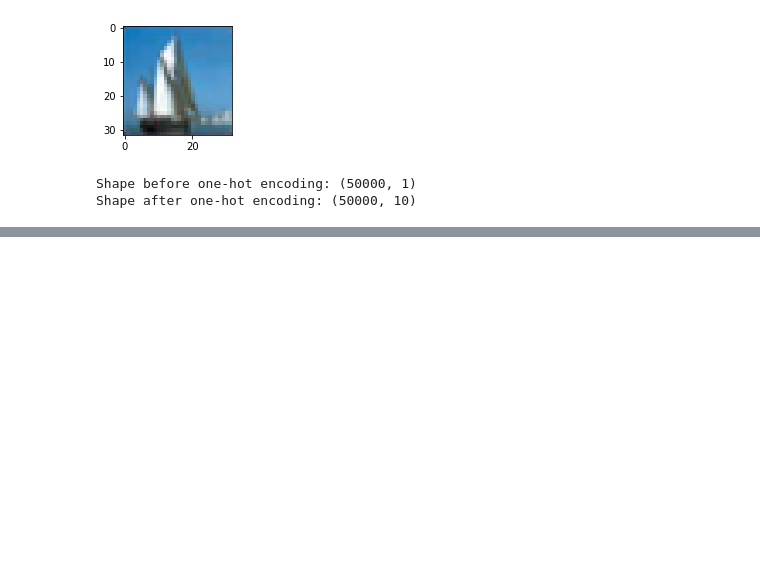
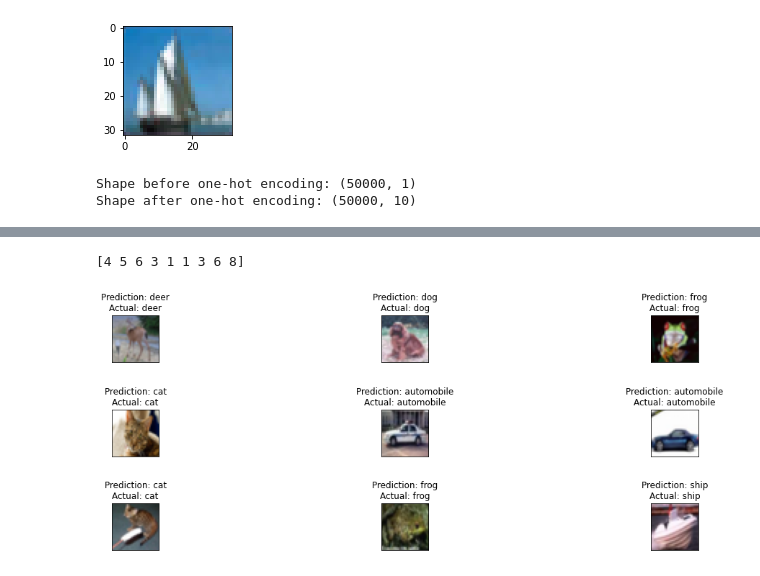
Before and after one commit to Tharun-2/AIML, a Jupyter notebook: Object_detection.ipynb, the cells around one changed output, grey strips where cells are left out. Saved outputs shown, nothing was run; the diff lists cells and outputs as text; code cells hidden in the pictures; blank space fills up the shorter version.

```diff
--- a/Object_detection.ipynb
+++ b/Object_detection.ipynb
@@ -38,7 +38,7 @@ x_train = x_train.astype('float32')
 x_test = x_test.astype('float32')
 
 x_train /= 255
-x_test/255
+x_test /=255
 
 n_classes = 10
 
@@ -88,4 +88,4 @@ model.add(Dense(10,activation='softmax'))
 model.compile(loss='categorical_crossentropy',metrics=['accuracy'],optimizer='adam')
 
 #training  the model
-model.fit(x_train,y_train,batch_size=128,epochs=7,validation_data=(x_test,y_test))
+model.fit(x_train,y_train,batch_size=128,epochs=9,validation_data=(x_test,y_test))
@@ -92,9 +112,20 @@ model.fit(x_train,y_train,batch_size=128,epochs=7,validation_data=(x_test,y_test
 # %%
 classes = range(0,10)
- names=['airplane','automobile','bird','cat','deer','dog','frog','horse','ship','truck']
- class_labels = dict(zip(classes,names))
+names=['airplane',
+       'automobile',
+       'bird',
+       'cat',
+       'deer',
+       'dog',
+       'frog',
+       'horse',
+       'ship',
+       'truck']
 
- batch = x_test[100:109]
- labels=np.argmax(y_test[100:109],axis=-1)
- #making predictions
- predictions=model.predict(batch,verbose=1)
+class_labels = dict(zip(classes,names))
+
+batch = x_test[100:109]
+labels=np.argmax(y_test[100:109],axis=-1)
+
+#making predictions
+predictions= model.predict(batch,verbose=1)
@@ -102,0 +167,22 @@ print(predictions)
+# %%
+class_result = np.argmax(predictions,axis=-1)
+print(class_result)
+# %% [output]
+[4 5 6 3 1 1 3 6 8]
+# %%
+fig, axs = plt.subplots(3,3, figsize =(19,6))
+fig.subplots_adjust(hspace = 1)
+axs = axs.flatten()
+
+for i, img in enumerate(batch) :
+   for key, value in class_labels.items():
+      if class_result[i] == key:
+        title = 'Prediction: {}\nActual: {}'.format(class_labels[key],class_labels[labels[i]])
+        axs[i].set_title(title)
+        axs[i].axes.get_xaxis().set_visible(False)
+        axs[i].axes.get_yaxis().set_visible(False)
+      axs[i].imshow(img)
+#show the plot
+plt.show()
+# %% [output]
+[figure, added]
```
Also changed, not shown: parts of 5 cells of this notebook.
